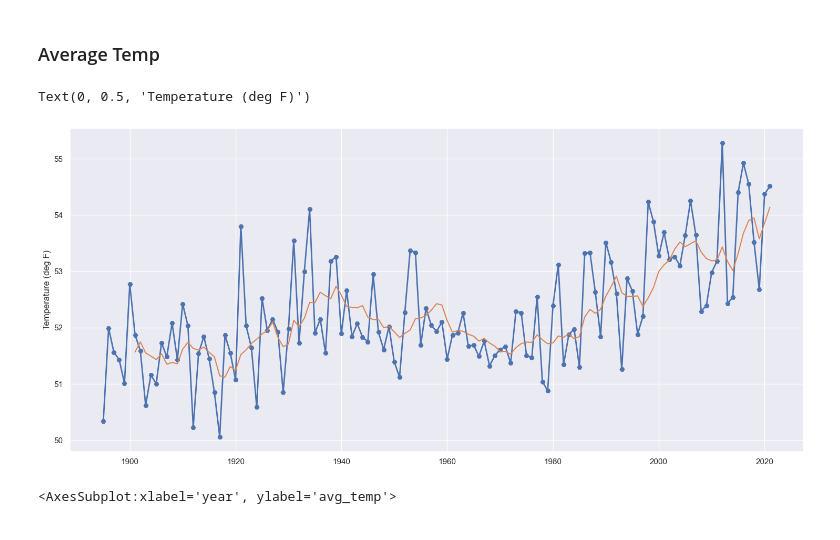
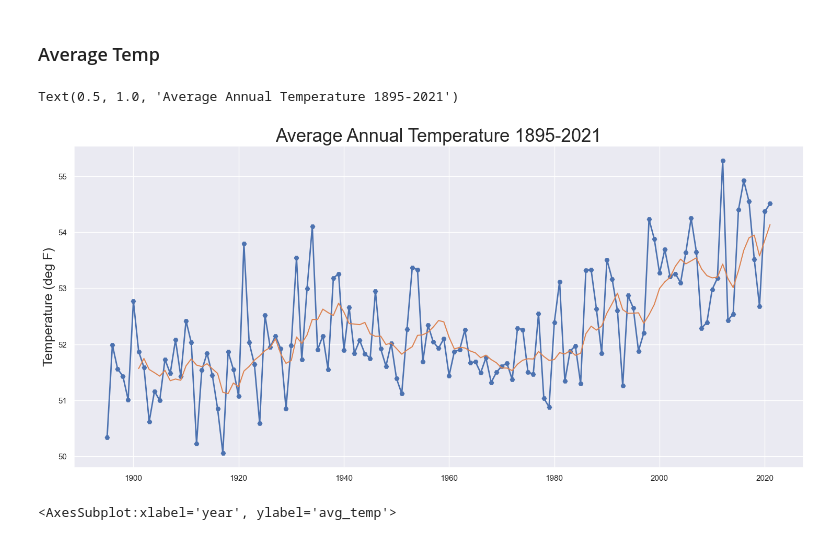
Before and after one commit to cwittmaack12/HurricaneProject, a Jupyter notebook: Primary.ipynb, the cells around one changed output. Drawn from its saved outputs; the diff is of its cells as text; code cells hidden in the pictures.

```diff
--- a/Primary.ipynb
+++ b/Primary.ipynb
@@ -205,11 +205,12 @@ x=df.year
 # %%
 plt.figure(figsize=(18, 8))
 plt.plot(x,temp, marker = 'H', linewidth=2)
 plt.plot(x,average)
-plt.ylabel('Temperature (deg F)')
+plt.ylabel('Temperature (deg F)', fontsize=18)
+plt.title('Average Annual Temperature 1895-2021', fontsize=25)
 # %% [output]
-Text(0, 0.5, 'Temperature (deg F)')
+Text(0.5, 1.0, 'Average Annual Temperature 1895-2021')
-[figure, old version]
+[figure, new version]
 # %%
 plt.figure(figsize=(12,4))
 sns.lineplot(data=df, x='year', y='avg_temp', marker='h', markersize=6 )
```
Also changed, not shown: parts of 30 cells of this notebook, 10 other files.
